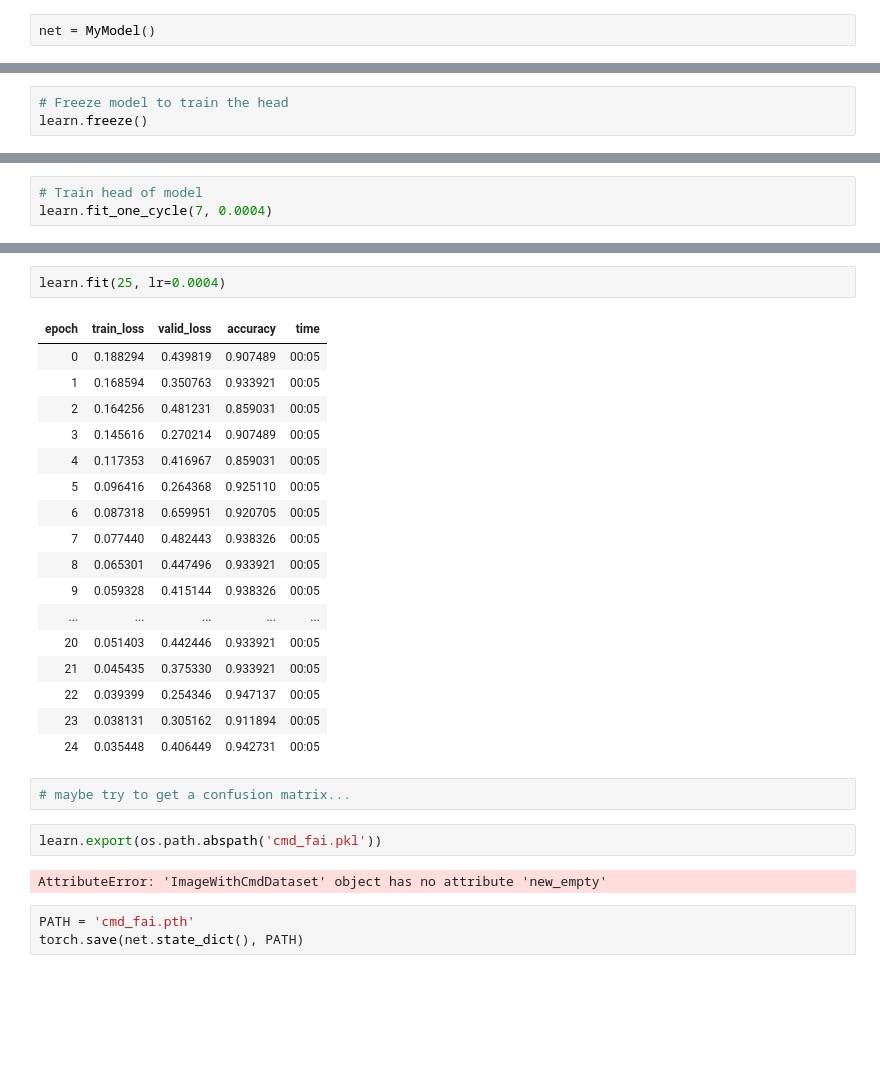
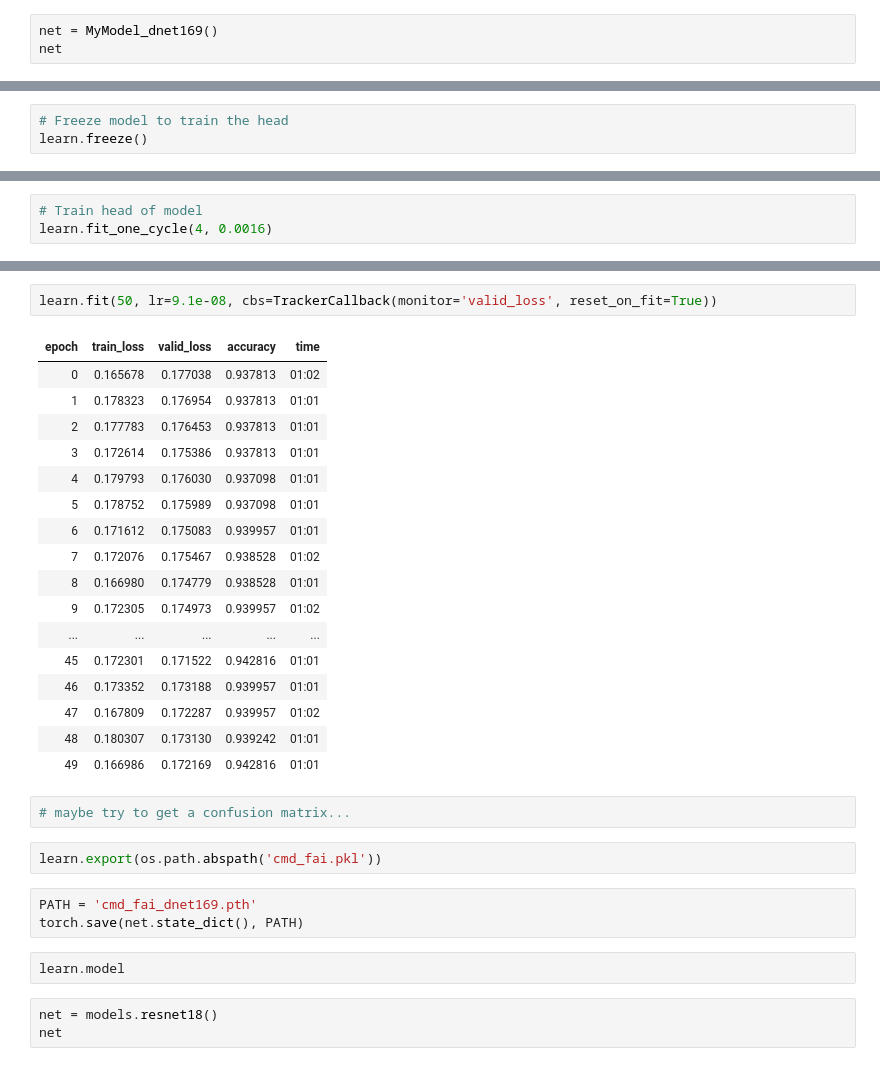
Before and after one commit to anthonyjclark/raycasting-simulation, a Jupyter notebook: Notebooks/CmdFastAI_Marchese.ipynb, the cells around one changed output, grey strips where cells are left out. Saved outputs shown, nothing was run; the diff lists cells and outputs as text; blank space fills up the shorter version.

```diff
--- a/Notebooks/CmdFastAI_Marchese.ipynb
+++ b/Notebooks/CmdFastAI_Marchese.ipynb
@@ -45,4 +45,5 @@ val_data = ImageWithCmdDataset(classes, val_filenames)
 dls = DataLoaders.from_dsets(train_data, val_data)
 dls = dls.cuda()
 # %%
-net = MyModel()
+net = MyModel_dnet169()
+net
@@ -62,5 +80,5 @@ SuggestedLRs(lr_min=0.00043651582673192023, lr_steep=5.248074739938602e-05)
 # %%
 # Train head of model
-learn.fit_one_cycle(7, 0.0004)
+learn.fit_one_cycle(4, 0.0016)
 # %% [output]
 | epoch | train_loss | valid_loss | accuracy | time |
@@ -77,29 +97,32 @@ learn.unfreeze()
 # %%
-learn.fit(25, lr=0.0004)
+learn.fit(50, lr=9.1e-08, cbs=TrackerCallback(monitor='valid_loss', reset_on_fit=True))
 # %% [output]
 | epoch | train_loss | valid_loss | accuracy | time |
-| 0 | 0.188294 | 0.439819 | 0.907489 | 00:05 |
-| 1 | 0.168594 | 0.350763 | 0.933921 | 00:05 |
-| 2 | 0.164256 | 0.481231 | 0.859031 | 00:05 |
-| 3 | 0.145616 | 0.270214 | 0.907489 | 00:05 |
-| 4 | 0.117353 | 0.416967 | 0.859031 | 00:05 |
-| 5 | 0.096416 | 0.264368 | 0.925110 | 00:05 |
-| 6 | 0.087318 | 0.659951 | 0.920705 | 00:05 |
-| 7 | 0.077440 | 0.482443 | 0.938326 | 00:05 |
-| 8 | 0.065301 | 0.447496 | 0.933921 | 00:05 |
-| 9 | 0.059328 | 0.415144 | 0.938326 | 00:05 |
+| 0 | 0.165678 | 0.177038 | 0.937813 | 01:02 |
+| 1 | 0.178323 | 0.176954 | 0.937813 | 01:01 |
+| 2 | 0.177783 | 0.176453 | 0.937813 | 01:01 |
+| 3 | 0.172614 | 0.175386 | 0.937813 | 01:01 |
+| 4 | 0.179793 | 0.176030 | 0.937098 | 01:01 |
+| 5 | 0.178752 | 0.175989 | 0.937098 | 01:01 |
+| 6 | 0.171612 | 0.175083 | 0.939957 | 01:01 |
+| 7 | 0.172076 | 0.175467 | 0.938528 | 01:02 |
+| 8 | 0.166980 | 0.174779 | 0.938528 | 01:01 |
+| 9 | 0.172305 | 0.174973 | 0.939957 | 01:02 |
 | ... | ... | ... | ... | ... |
-| 20 | 0.051403 | 0.442446 | 0.933921 | 00:05 |
-| 21 | 0.045435 | 0.375330 | 0.933921 | 00:05 |
-| 22 | 0.039399 | 0.254346 | 0.947137 | 00:05 |
-| 23 | 0.038131 | 0.305162 | 0.911894 | 00:05 |
-| 24 | 0.035448 | 0.406449 | 0.942731 | 00:05 |
+| 45 | 0.172301 | 0.171522 | 0.942816 | 01:01 |
+| 46 | 0.173352 | 0.173188 | 0.939957 | 01:01 |
+| 47 | 0.167809 | 0.172287 | 0.939957 | 01:02 |
+| 48 | 0.180307 | 0.173130 | 0.939242 | 01:01 |
+| 49 | 0.166986 | 0.172169 | 0.942816 | 01:01 |
 # %%
 # maybe try to get a confusion matrix...
 # %%
 learn.export(os.path.abspath('cmd_fai.pkl'))
-# %% [output]
-AttributeError: 'ImageWithCmdDataset' object has no attribute 'new_empty'
 # %%
-PATH = 'cmd_fai.pth'
+PATH = 'cmd_fai_dnet169.pth'
 torch.save(net.state_dict(), PATH)
+# %%
+learn.model
+# %%
+net = models.resnet18()
+net
```
Also changed, not shown: parts of 6 cells of this notebook, 4 other files.
